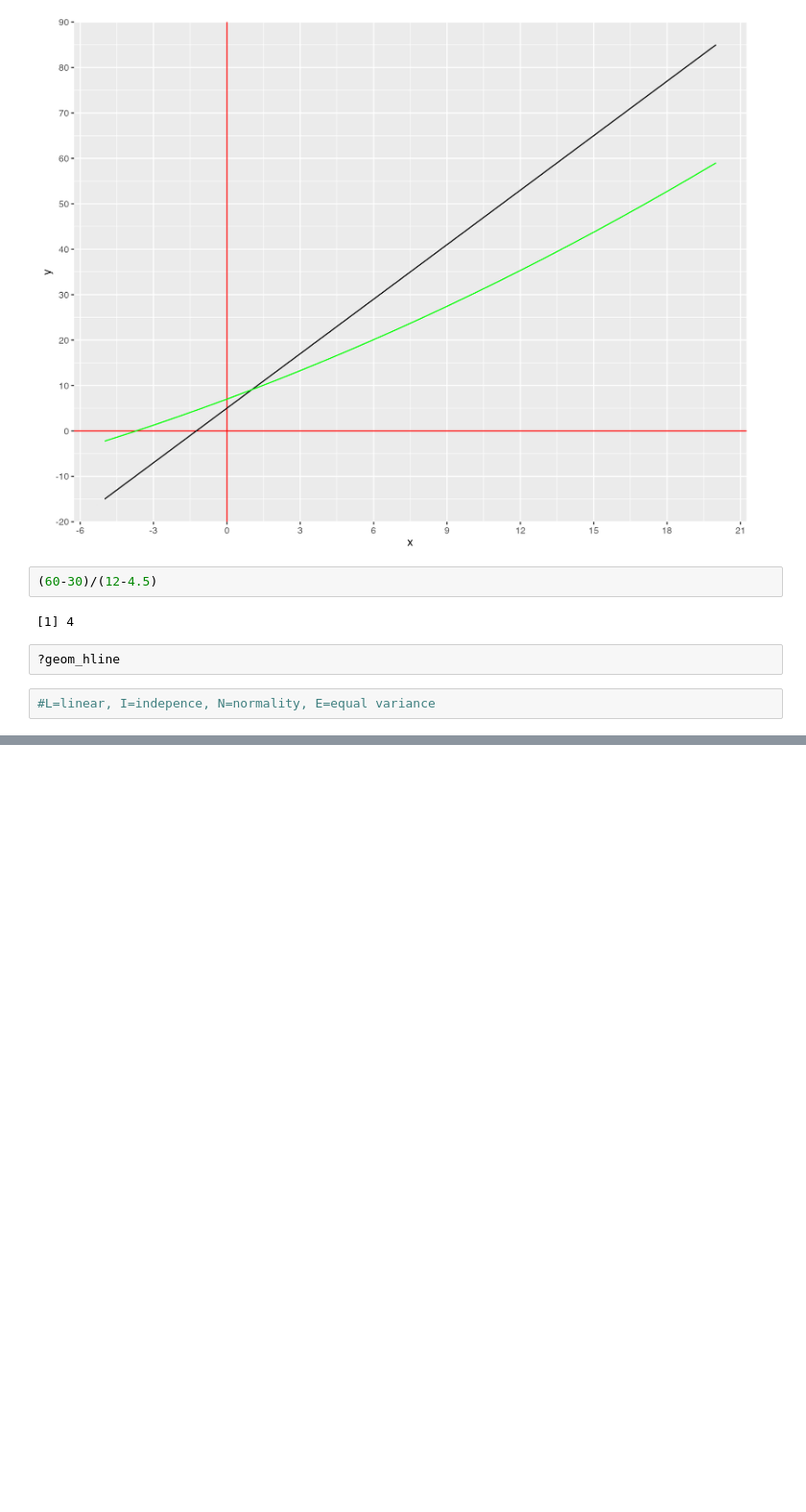
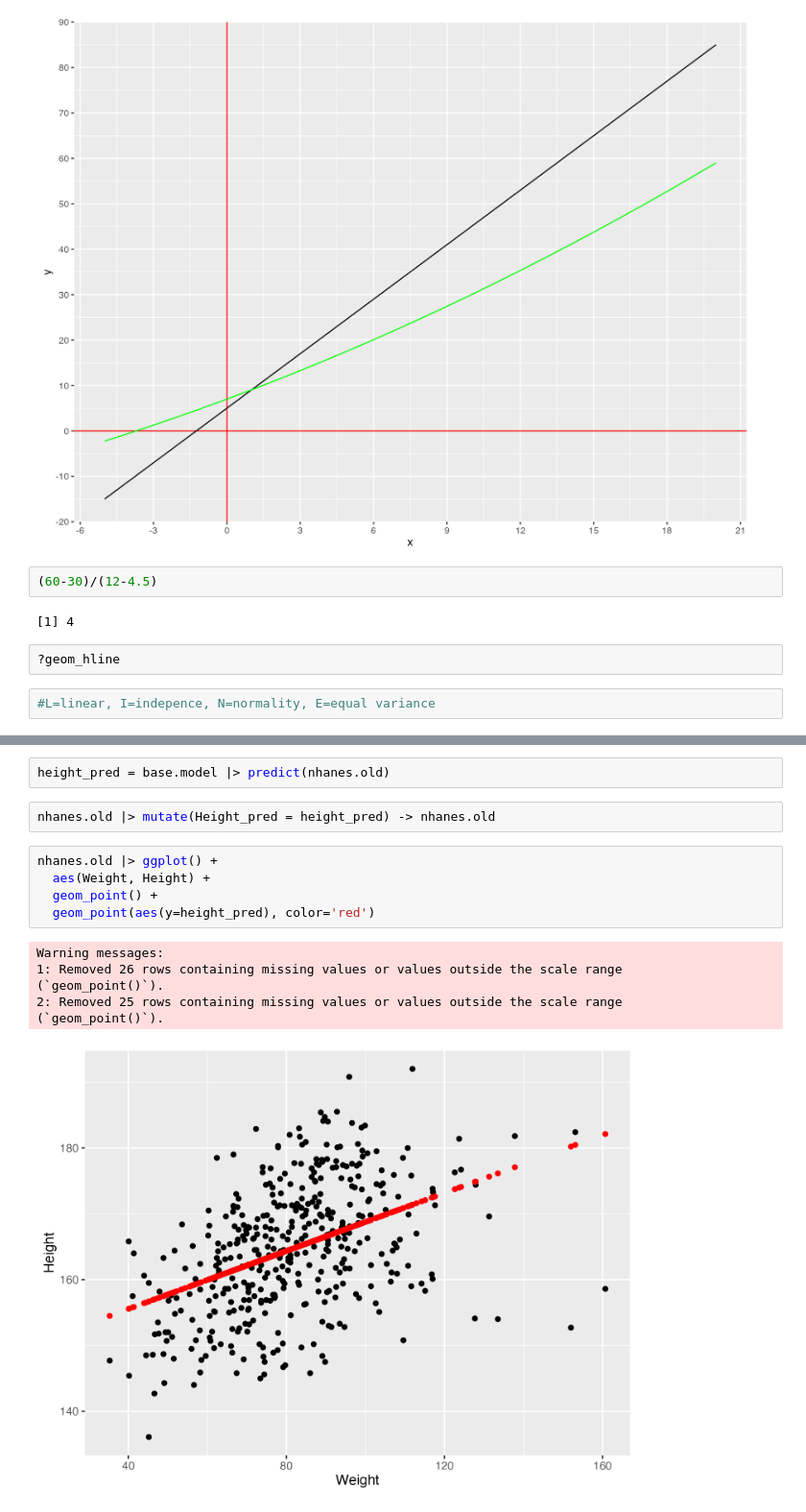
Before and after one commit to djynnius/afeez_data, a Jupyter notebook: Regressions.ipynb, the cells around one changed output, grey strips where cells are left out. Shown at 96% size. Cells and saved outputs as stored; diff of their text form; blank space fills up the shorter version.

```diff
--- a/Regressions.ipynb
+++ b/Regressions.ipynb
@@ -58,0 +134,16 @@ my_data |> mutate(y_curve = 0.03*x^2 + 2*x + 7) |> ggplot() +
+# %%
+height_pred = base.model |> predict(nhanes.old)
+# %%
+nhanes.old |> mutate(Height_pred = height_pred) -> nhanes.old
+# %%
+nhanes.old |> ggplot() +
+  aes(Weight, Height) +
+  geom_point() +
+  geom_point(aes(y=height_pred), color='red')
+# %% [output]
+Warning messages:
+1: Removed 26 rows containing missing values or values outside the scale range
+(`geom_point()`).
+2: Removed 25 rows containing missing values or values outside the scale range
+(`geom_point()`).
+[figure, added]
```
Also changed, not shown: parts of 18 cells of this notebook.
